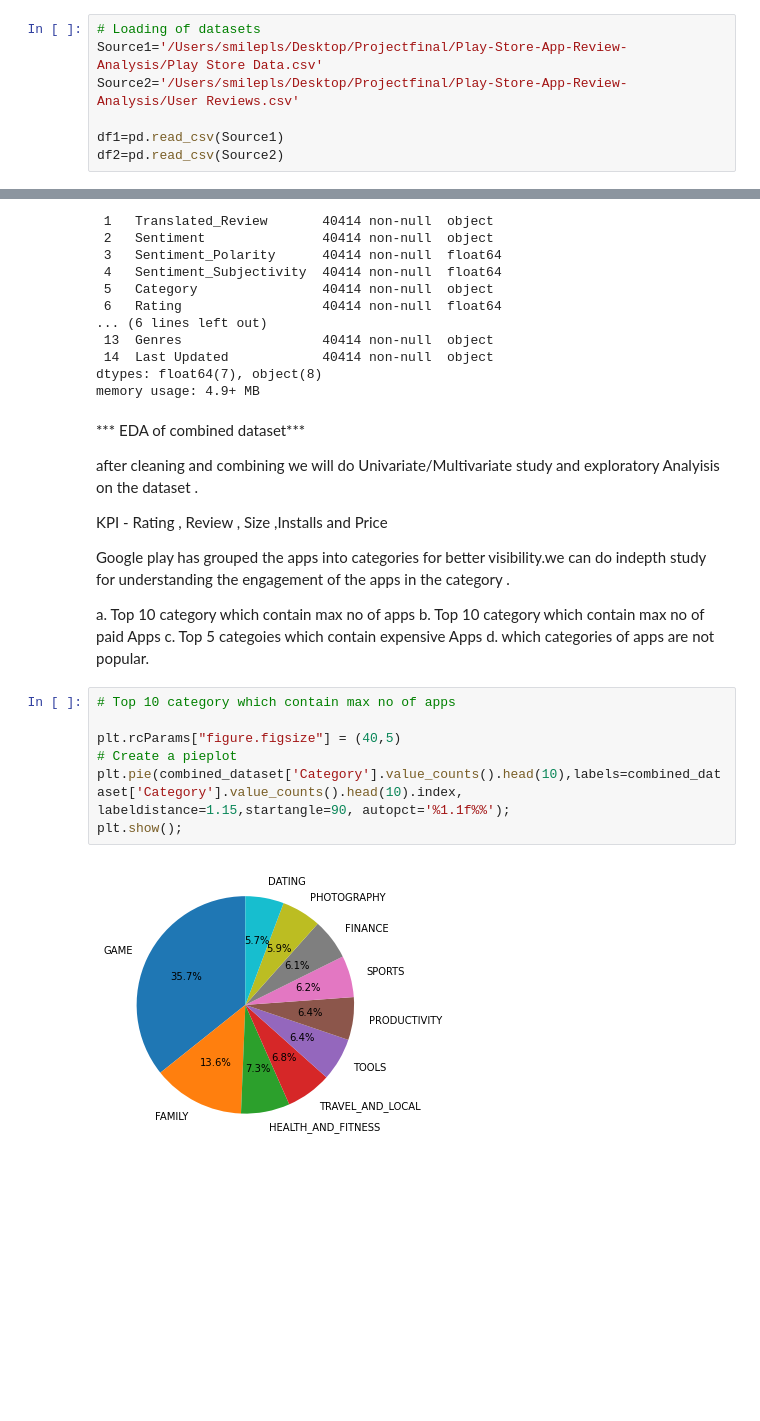
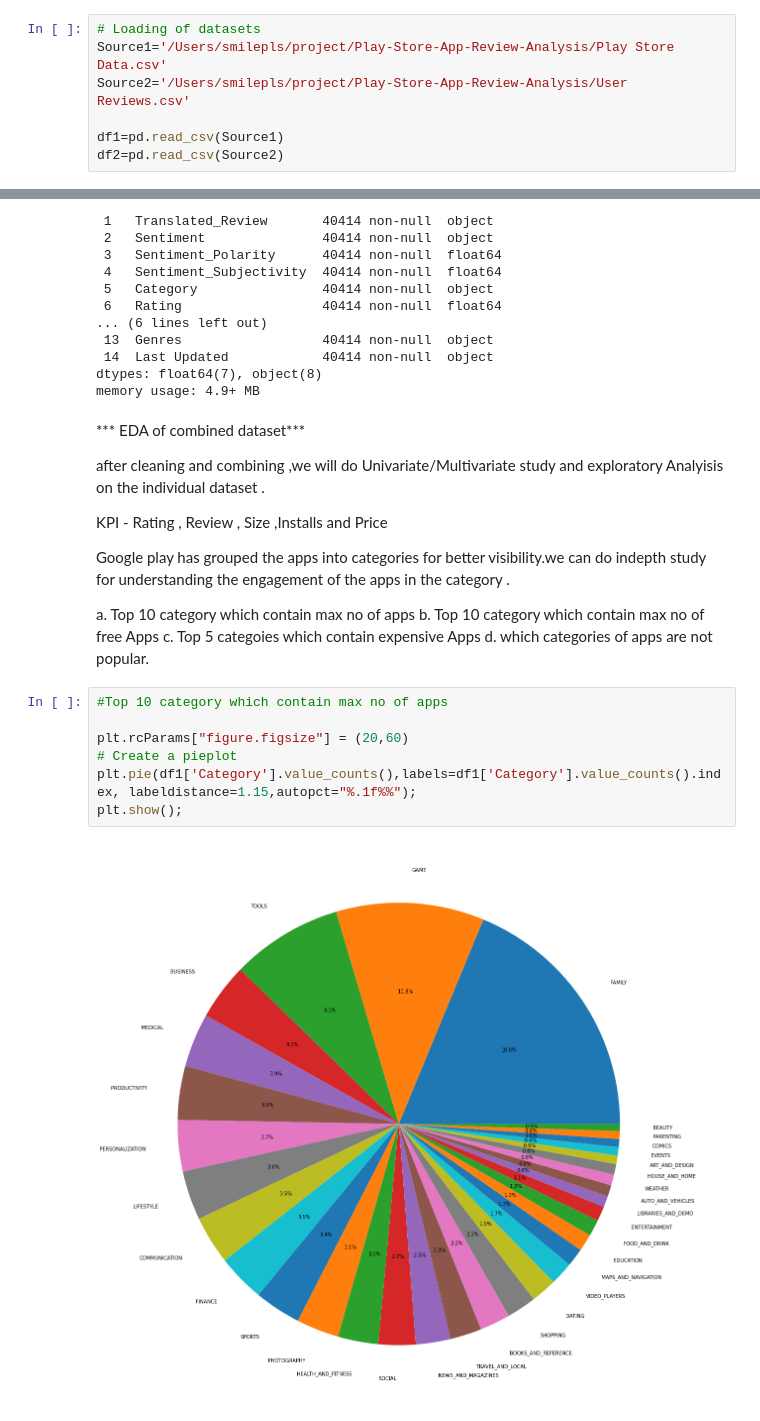
Before and after one commit to prashantmiracle/Play-Store-App-Review-Analysis, a Jupyter notebook: Play Store App Review Analysis - Capstone Project.ipynb, the cells around one changed output, grey strips where cells are left out. Cells and saved outputs as stored; diff of their text form; blank space fills up the shorter version.

```diff
--- a/Play Store App Review Analysis - Capstone Project.ipynb
+++ b/Play Store App Review Analysis - Capstone Project.ipynb
@@ -15,8 +15,8 @@ import seaborn as sns
 %matplotlib inline
 # %%
 # Loading of datasets
-Source1='/Users/smilepls/Desktop/Projectfinal/Play-Store-App-Review-Analysis/Play Store Data.csv'
-Source2='/Users/smilepls/Desktop/Projectfinal/Play-Store-App-Review-Analysis/User Reviews.csv'
+Source1='/Users/smilepls/project/Play-Store-App-Review-Analysis/Play Store Data.csv'
+Source2='/Users/smilepls/project/Play-Store-App-Review-Analysis/User Reviews.csv'
 
 df1=pd.read_csv(Source1)
 df2=pd.read_csv(Source2)
@@ -465,7 +465,7 @@ memory usage: 4.9+ MB
 *** EDA of combined dataset***
 
 
-after cleaning and combining we will do Univariate/Multivariate study and exploratory Analyisis on the dataset .
+after cleaning and combining ,we will do Univariate/Multivariate study and exploratory Analyisis on the individual dataset .
 
 
 KPI - Rating , Review , Size ,Installs and Price
@@ -473,15 +473,15 @@ KPI - Rating , Review , Size ,Installs and Price
 Google play has grouped the apps into  categories for better visibility.we can do indepth study for understanding the engagement of the apps in the category .
 
 a. Top 10 category which contain max no of apps
-b. Top 10 category which contain max no of paid Apps
+b. Top 10 category which contain max no of free Apps
 c. Top 5 categoies which contain expensive Apps
 d. which categories of apps are not popular.
 # %%
-# Top 10 category which contain max no of apps
+#Top 10 category which contain max no of apps
 
-plt.rcParams["figure.figsize"] = (40,5)
+plt.rcParams["figure.figsize"] = (20,60)
 # Create a pieplot
-plt.pie(combined_dataset['Category'].value_counts().head(10),labels=combined_dataset['Category'].value_counts().head(10).index, labeldistance=1.15,startangle=90, autopct='%1.1f%%');
+plt.pie(df1['Category'].value_counts(),labels=df1['Category'].value_counts().index, labeldistance=1.15,autopct="%.1f%%");
 plt.show();
 # %% [output]
-[figure, old version]
+[figure, new version]
```
Also changed, not shown: parts of 1 cell of this notebook.
